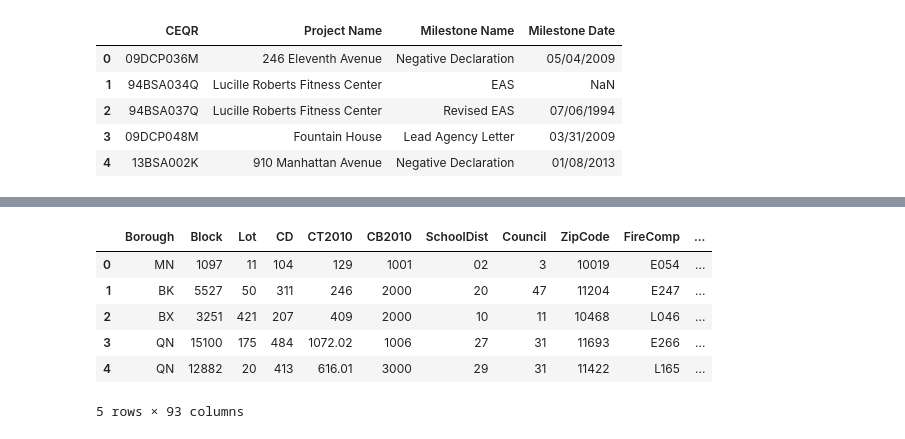
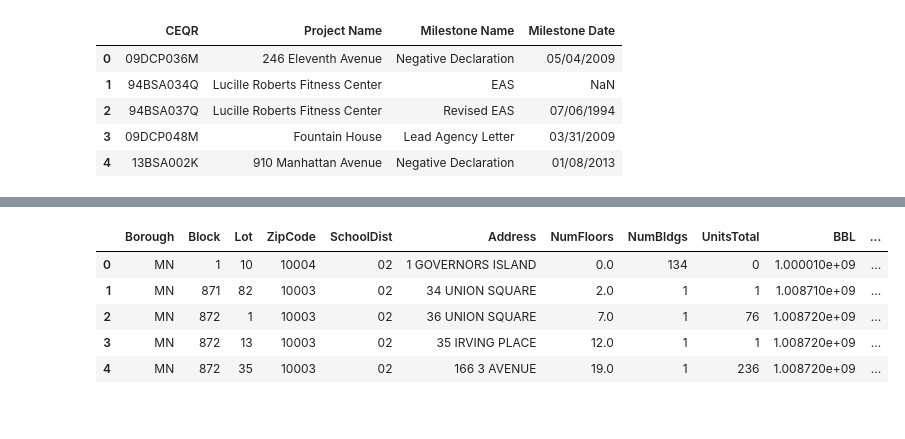
Before and after one commit to akash-y/CUSP_CEQR, a Jupyter notebook: Notebooks/CEQR.ipynb, the cells around one changed output, grey strips where cells are left out. Drawn from its saved outputs; the diff is of its cells as text; code cells hidden in the pictures.

```diff
--- a/Notebooks/CEQR.ipynb
+++ b/Notebooks/CEQR.ipynb
@@ -74,13 +74,12 @@ ceqr_data.head()
 | 4 | 01DCP076X | A zoning map change that would re... | Bronx | Department of City Planning | https://a002-ceqraccess.nyc.gov/c... | 3943.0 | 199.0 | BX09 | ... |
 # %%
 #Loading BBL shapefiles
-bbl = gpd.read_file('MapPLUTO.shp')
+bbl = gpd.read_file('mappedpluto.shp')
 bbl.head()
 # %% [output]
-|  | Borough | Block | Lot | CD | CT2010 | CB2010 | SchoolDist | Council | ZipCode | FireComp | ... |
-| 0 | MN | 1097 | 11 | 104 | 129 | 1001 | 02 | 3 | 10019 | E054 | ... |
-| 1 | BK | 5527 | 50 | 311 | 246 | 2000 | 20 | 47 | 11204 | E247 | ... |
-| 2 | BX | 3251 | 421 | 207 | 409 | 2000 | 10 | 11 | 10468 | L046 | ... |
-| 3 | QN | 15100 | 175 | 484 | 1072.02 | 1006 | 27 | 31 | 11693 | E266 | ... |
-| 4 | QN | 12882 | 20 | 413 | 616.01 | 3000 | 29 | 31 | 11422 | L165 | ... |
+|  | Borough | Block | Lot | ZipCode | SchoolDist | Address | NumFloors | NumBldgs | UnitsTotal | BBL | ... |
+| 0 | MN | 1 | 10 | 10004 | 02 | 1 GOVERNORS ISLAND | 0.0 | 134 | 0 | 1.000010e+09 | ... |
+| 1 | MN | 871 | 82 | 10003 | 02 | 34 UNION SQUARE | 2.0 | 1 | 1 | 1.008710e+09 | ... |
+| 2 | MN | 872 | 1 | 10003 | 02 | 36 UNION SQUARE | 7.0 | 1 | 76 | 1.008720e+09 | ... |
+| 3 | MN | 872 | 13 | 10003 | 02 | 35 IRVING PLACE | 12.0 | 1 | 1 | 1.008720e+09 | ... |
+| 4 | MN | 872 | 35 | 10003 | 02 | 166 3 AVENUE | 19.0 | 1 | 236 | 1.008720e+09 | ... |
-5 rows × 93 columns
```
Also changed, not shown: parts of 29 cells of this notebook, 9 other files.
